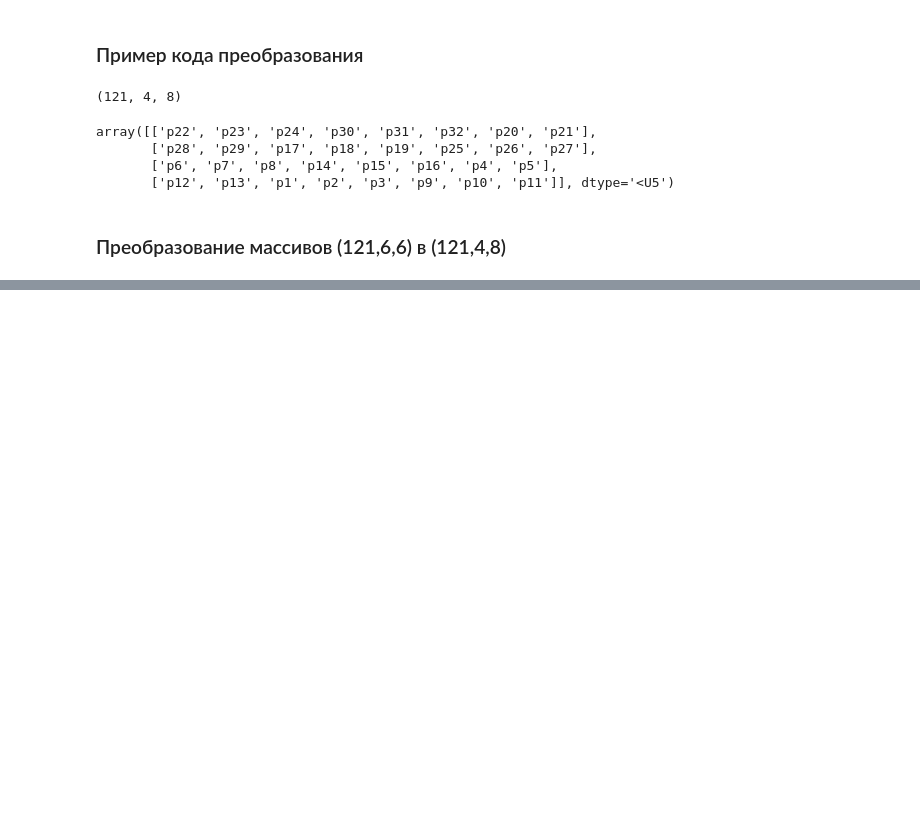
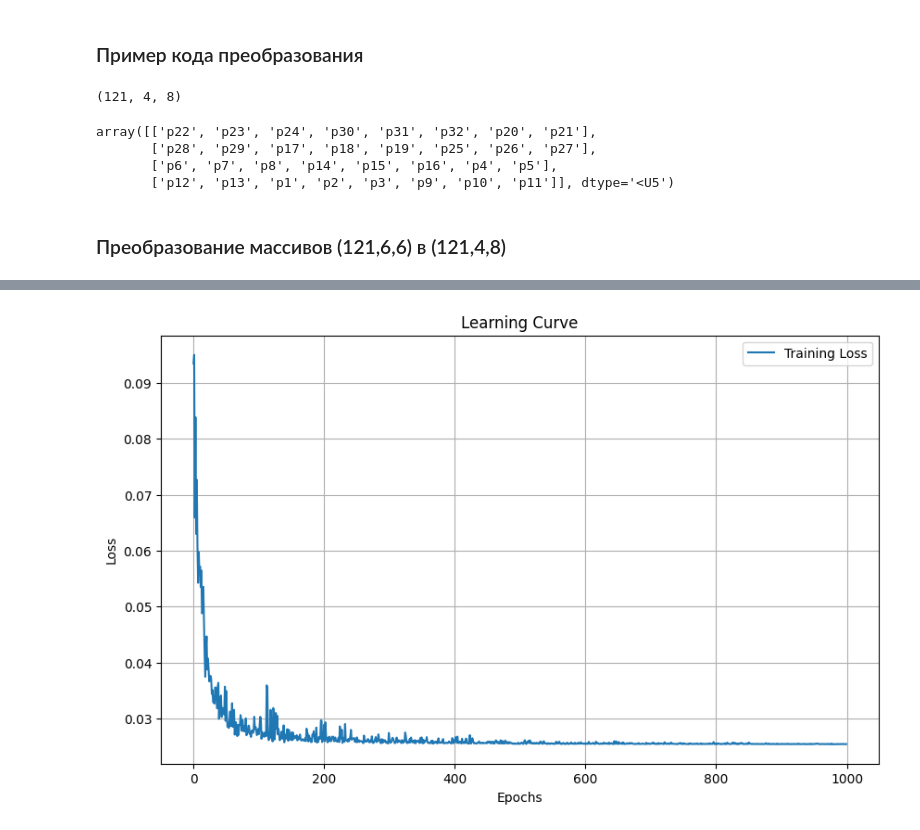
Before and after one commit to acid-design-lab/azamat_oil, a Jupyter notebook: models/CLSTM_ruslan_version.ipynb, the cells around one changed output, grey strips where cells are left out. Cells and saved outputs as stored; diff of their text form; code cells hidden in the pictures; blank space fills up the shorter version.

```diff
--- a/models/CLSTM_ruslan_version.ipynb
+++ b/models/CLSTM_ruslan_version.ipynb
@@ -113,8 +115,8 @@ from sklearn.preprocessing import MinMaxScaler
 total_time_steps = 121
 train_time_steps = 84
 test_time_steps = total_time_steps - train_time_steps
-map_height = 6
-map_width = 6
+map_height = 4
+map_width = 8
 batch_size = 1
 dropout_rate = 0.3
 
@@ -135,7 +137,6 @@ inputs_train = {
     'bottomhole_pressure': Input(shape=(train_time_steps, map_height, map_width, 1), name='input_bottomhole_pressure'),
     'coordinates': Input(shape=(map_height, map_width, 2), name='input_coordinates'),
     'tvd': Input(shape=(map_height, map_width, 2), name='input_tvd'),
-    'injectivity': Input(shape=(train_time_steps, 4), name='input_injectivity')  # добавляем приемистость
 }
 
 # Input tensors for testing model
@@ -145,13 +146,12 @@ inputs_test = {
     'reservoir_pressure': Input(shape=(test_time_steps, map_height, map_width, 1), name='input_reservoir_pressure'),
     'bottomhole_pressure': Input(shape=(test_time_steps, map_height, map_width, 1), name='input_bottomhole_pressure'),
     'coordinates': Input(shape=(map_height, map_width, 2), name='input_coordinates'),
-    'tvd': Input(shape=(map_height, map_width, 2), name='input_tvd'),
-    'injectivity': Input(shape=(test_time_steps, 4), name='input_injectivity')  # добавляем приемистость
+    'tvd': Input(shape=(map_height, map_width, 2), name='input_tvd')
 }
 
 # Creating CNN layers for training and testing
-cnn_train = {name: create_cnn(tensor) for name, tensor in inputs_train.items() if name not in ['coordinates', 'tvd', 'injectivity']}
-cnn_test = {name: create_cnn(tensor) for name, tensor in inputs_test.items() if name not in ['coordinates', 'tvd', 'injectivity']}
+cnn_train = {name: create_cnn(tensor) for name, tensor in inputs_train.items() if name not in ['coordinates', 'tvd']}
+cnn_test = {name: create_cnn(tensor) for name, tensor in inputs_test.items() if name not in ['coordinates', 'tvd']}
 
 # Flatten and repeat coordinates and TVD for training
 flattened_coordinates_train = Flatten()(inputs_train['coordinates'])
@@ -168,7 +168,7 @@ repeated_tvd_test = RepeatVector(test_time_steps)(flattened_tvd_test)
 # Concatenating all inputs for training, including injectivity
 merged_train = Concatenate(axis=-1)(list(cnn_train.values()))
 flattened_merged_train = TimeDistributed(Flatten())(merged_train)
-combined_train = Concatenate(axis=-1)([flattened_merged_train, repeated_coordinates_train, repeated_tvd_train, inputs_train['injectivity']])
+combined_train = Concatenate(axis=-1)([flattened_merged_train, repeated_coordinates_train, repeated_tvd_train])
 # Example of adding more layers to the LSTM model
 lstm_out_train = LSTM(128, return_sequences=True)(combined_train)
 lstm_out_train = LSTM(64, return_sequences=False)(lstm_out_train)
@@ -186,7 +186,7 @@ model_train.compile(optimizer='adam', loss='mse')
 # Concatenating all inputs for testing, including injectivity
 merged_test = Concatenate(axis=-1)(list(cnn_test.values()))
 flattened_merged_test = TimeDistributed(Flatten())(merged_test)
-combined_test = Concatenate(axis=-1)([flattened_merged_test, repeated_coordinates_test, repeated_tvd_test, inputs_test['injectivity']])
+combined_test = Concatenate(axis=-1)([flattened_merged_test, repeated_coordinates_test, repeated_tvd_test])
 lstm_out_test = LSTM(128, return_sequences=False)(combined_test)
 dropout_test = Dropout(dropout_rate)(lstm_out_test)
 dense_1_test = Dense(128, activation='relu')(dropout_test)
@@ -220,12 +220,11 @@ oil_data = np.nan_to_num(oil_data)
 water_data = np.nan_to_num(water_data)
 reservoir_pressure_data = np.nan_to_num(reservoir_pressure_data)
 bottomhole_pressure_data = np.nan_to_num(bottomhole_pressure_data)
-injectivity_data = np.nan_to_num(injectivity_array.reshape((batch_size, total_time_steps, 4)))
 
 # Масштабирование данных
 scalers = {}
-for data_name, data in zip(['oil', 'water', 'reservoir_pressure', 'bottomhole_pressure', 'injectivity'],
-                           [oil_data, water_data, reservoir_pressure_data, bottomhole_pressure_data, injectivity_data]):
+for data_name, data in zip(['oil', 'water', 'reservoir_pressure', 'bottomhole_pressure'],
+                           [oil_data, water_data, reservoir_pressure_data, bottomhole_pressure_data]):
     scalers[data_name] = MinMaxScaler()
     data_reshaped = data.reshape(-1, data.shape[-1])
     scaled_data = scalers[data_name].fit_transform(data_reshaped)
@@ -237,9 +236,6 @@ water_train, water_test = water_data[:, :train_time_steps], water_data[:, train_
 reservoir_pressure_train, reservoir_pressure_test = reservoir_pressure_data[:, :train_time_steps], reservoir_pressure_data[:, train_time_steps:]
 bottomhole_pressure_train, bottomhole_pressure_test = bottomhole_pressure_data[:, :train_time_steps], bottomhole_pressure_data[:, train_time_steps:]
 
-# Splitting injectivity data into training and test sets
-injectivity_train, injectivity_test = injectivity_data[:, :train_time_steps], injectivity_data[:, train_time_steps:]
-
 # Define output for training and testing
 output_train_data = oil_data[:, :train_time_steps, :, :, 0].reshape((batch_size, train_time_steps, map_height, map_width))
 output_test_data = oil_data[:, train_time_steps:, :, :, 0].reshape((batch_size, test_time_steps, map_height, map_width))
@@ -249,8 +245,8 @@ early_stopping = EarlyStopping(monitor='val_loss', patience=20, restore_best_wei
 
 # Training the model with validation
 history = model_train.fit(
-    [oil_train, water_train, reservoir_pressure_train, bottomhole_pressure_train, coordinates_data, tvd_data, injectivity_train],
+    [oil_train, water_train, reservoir_pressure_train, bottomhole_pressure_train, coordinates_data, tvd_data],
     output_train_data,
-    epochs=10,
+    epochs=500,
     callbacks=[early_stopping]
 )
@@ -256,0 +274,14 @@ history = model_train.fit(
+# %%
+import matplotlib.pyplot as plt
+
+# Plot the learning curve
+plt.figure(figsize=(10, 6))
+plt.plot(history.history['loss'], label='Training Loss')
+plt.xlabel('Epochs')
+plt.ylabel('Loss')
+plt.title('Learning Curve')
+plt.legend()
+plt.grid(True)
+plt.show()
+# %% [output]
+[figure, added]
```
Also changed, not shown: parts of 3 cells of this notebook, 1 other file.
